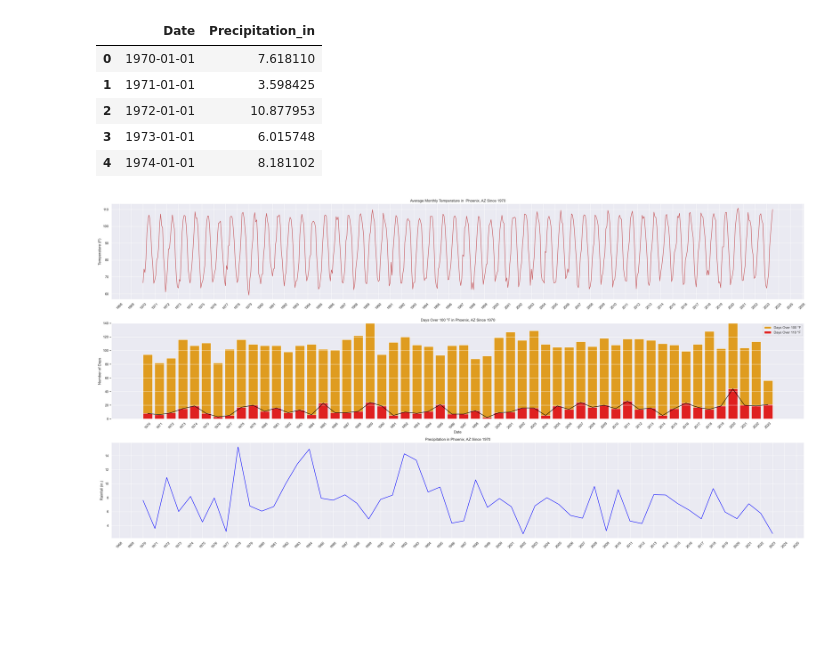
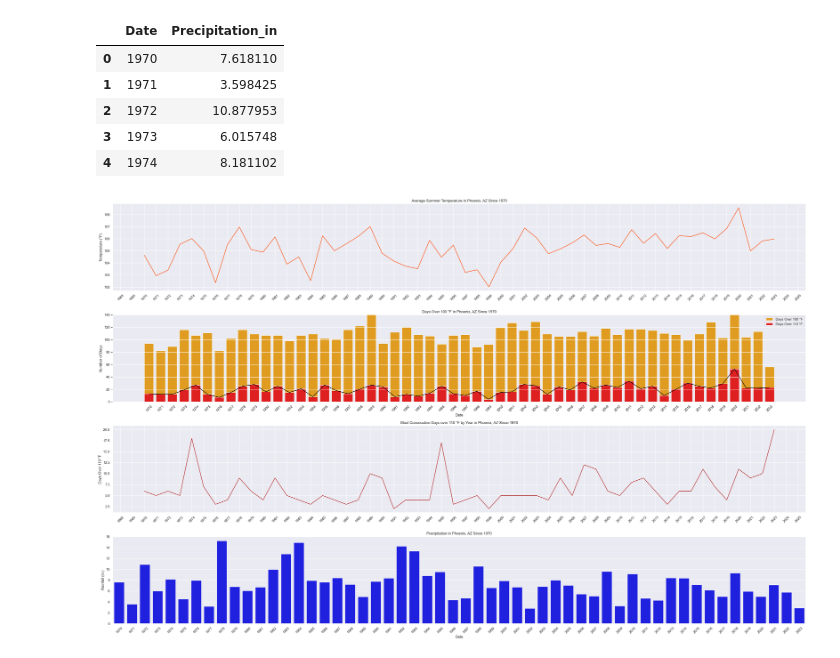
Before and after one commit to sch0lars/PhoenixClimateData, a Jupyter notebook: phoenix_weather.ipynb, the cells around one changed output. Saved outputs shown, nothing was run; the diff lists cells and outputs as text; code cells hidden in the pictures; blank space fills up the shorter version.

```diff
--- a/phoenix_weather.ipynb
+++ b/phoenix_weather.ipynb
@@ -15,6 +15,6 @@ def convert_c_10th_to_f(temp: int) -> float:
     # Convert C to the nearest tenth to C
     c_temp = temp/10
     # Convert C to F
-    f_temp = (c_temp * 9/5) + 32
+    f_temp = round((c_temp * 9/5) + 32)
 
     return f_temp
@@ -46,9 +70,10 @@ df.head()
 # %%
-# Get the average temperature for each month
-average_temps = df.groupby(df['Date'].dt.strftime('%Y-%m'))['Temp_F'].mean().reset_index()
+# Get the average temperature for each summer month (June - August)
+summer_months = df['Date'].dt.month.isin([6, 7, 8])
+average_summer_temps = df[summer_months].groupby(df[summer_months]['Date'].dt.strftime('%Y'))['Temp_F'].mean().reset_index()
 # Convert the Date column to a datetime object
-average_temps['Date'] = pd.to_datetime(average_temps['Date'])
+average_summer_temps['Date'] = pd.to_datetime(average_summer_temps['Date'])
 # Preview the data
-average_temps.head()
+average_summer_temps.head()
 # %% [output]
 |  | Date | Temp_F |
@@ -79,0 +105,7 @@ hundred_temperatures.head()
+# %%
+# Get the maximum consecutive number of days above 110
+consecutive_days_over_110 = df.groupby(df['Date'].dt.year)['Temp_F'].apply(get_consecutive_days_above_temp, 110).reset_index()
+# Convert the Date column to a datetime object
+consecutive_days_over_110['Date'] = pd.to_datetime(consecutive_days_over_110['Date'], format='%Y')
+# Preview the data
+consecutive_days_over_110.head()
@@ -80,57 +119,60 @@ hundred_temperatures.head()
 # %%
 # Group the data and get the precipitation count for each year
 precipitation_count = df.groupby(df['Date'].dt.year)['Precipitation_in'].sum().reset_index()
-# Convert the Date column to a datetime object
-precipitation_count['Date'] = pd.to_datetime(precipitation_count['Date'], format='%Y')
 # Preview the data
 precipitation_count.head()
 # %% [output]
 |  | Date | Precipitation_in |
-| 0 | 1970-01-01 | 7.618110 |
-| 1 | 1971-01-01 | 3.598425 |
-| 2 | 1972-01-01 | 10.877953 |
-| 3 | 1973-01-01 | 6.015748 |
-| 4 | 1974-01-01 | 8.181102 |
+| 0 | 1970 | 7.618110 |
+| 1 | 1971 | 3.598425 |
+| 2 | 1972 | 10.877953 |
+| 3 | 1973 | 6.015748 |
+| 4 | 1974 | 8.181102 |
 # %%
 # Use seaborn to make the graphs look nicer
 sns.set(style='darkgrid')
 sns.set_palette('Reds')
 # Create the figure and subplots
-fig, (climate_ax, hundreds_ax, precipitation_ax) = plt.subplots(3, 1, figsize=(32, 16))
-# Plot the climate data since 1970
-climate_ax.plot(average_temps['Date'], average_temps['Temp_F'], 'r')
-climate_ax.set_title('Average Monthly Temperature in  Phoenix, AZ Since 1970')
-climate_ax.xaxis.set_major_locator(YearLocator())
-climate_ax.xaxis.set_major_formatter(DateFormatter("%Y"))
-climate_ax.tick_params('x', rotation=45)
-climate_ax.set_ylabel('Temperature (F)')
+fig, (summer_ax, hundreds_ax, consecutive_ax, precipitation_ax) = plt.subplots(4, 1, figsize=(32, 20))
+# Plot the summer climate data since 1970
+summer_ax.plot(average_summer_temps['Date'], average_summer_temps['Temp_F'], color='orangered')
+summer_ax.set_title('Average Summer Temperature in Phoenix, AZ Since 1970')
+summer_ax.xaxis.set_major_locator(YearLocator())
+summer_ax.xaxis.set_major_formatter(DateFormatter("%Y"))
+summer_ax.tick_params('x', rotation=45)
+summer_ax.set_ylabel('Temperature (°F)')
 # Plot the number of days with 100+ temperatures since 1970
 sns.barplot(data=hundred_temperatures, x='Date', y='Days_Over_100', label='Days Over 100 °F', color='orange', ax=hundreds_ax)
 sns.barplot(data=hundred_temperatures, x='Date', y='Days_Over_110', label='Days Over 110 °F', color='red', ax=hundreds_ax)
 hundreds_ax.tick_params('x', rotation=45)
 hundreds_ax.set_ylabel('Number of Days')
 hundreds_ax.set_title('Days Over 100 °F in Phoenix, AZ Since 1970')
 hundreds_ax.set_ylim(0,140)
 hundreds_ax.legend()
 # Add a line to the bar plot for temperatures over 110
 hundreds_ax_2 = hundreds_ax.twinx()
 sns.lineplot(data=hundred_temperatures, x=hundreds_ax.get_xticks(), y='Days_Over_110', ax=hundreds_ax_2, color='black')
 hundreds_ax_2.set_ylim(0,140)
 hundreds_ax_2.tick_params(left=False, labelleft=False, top=False, labeltop=False,
                    right=False, labelright=False, bottom=False, labelbottom=False)
 hundreds_ax_2.set_ylabel('')
+# Plot the consecutive number of days with 110+ temperatures
+consecutive_ax.plot(consecutive_days_over_110['Date'], consecutive_days_over_110['Temp_F'], color='firebrick')
+consecutive_ax.set_title('Most Consecutive Days over 110 °F by Year in Phoenix, AZ Since 1970')
+consecutive_ax.xaxis.set_major_locator(YearLocator())
+consecutive_ax.xaxis.set_major_formatter(DateFormatter("%Y"))
+consecutive_ax.tick_params('x', rotation=45)
+consecutive_ax.set_ylabel('Days Over 110 °F')
 # Plot the precipitation since 1970
-precipitation_ax.plot(precipitation_count['Date'], precipitation_count['Precipitation_in'], color='blue')
+sns.barplot(data=precipitation_count, x='Date', y='Precipitation_in', color='blue', ax=precipitation_ax)
 precipitation_ax.tick_params('x', rotation=45)
 precipitation_ax.set_ylabel('Rainfall (in.)')
 precipitation_ax.set_title('Precipitation in Phoenix, AZ Since 1970')
-precipitation_ax.xaxis.set_major_locator(YearLocator())
-precipitation_ax.xaxis.set_major_formatter(DateFormatter("%Y"))
 
 plt.tight_layout()
 plt.show()
 # %% [output]
-[figure, old version]
+[figure, new version]
 # %%
 # Save the plots
 fig.savefig('PhoenixWeatherTrends.png', dpi=300)
```
Also changed, not shown: parts of 5 cells of this notebook.
